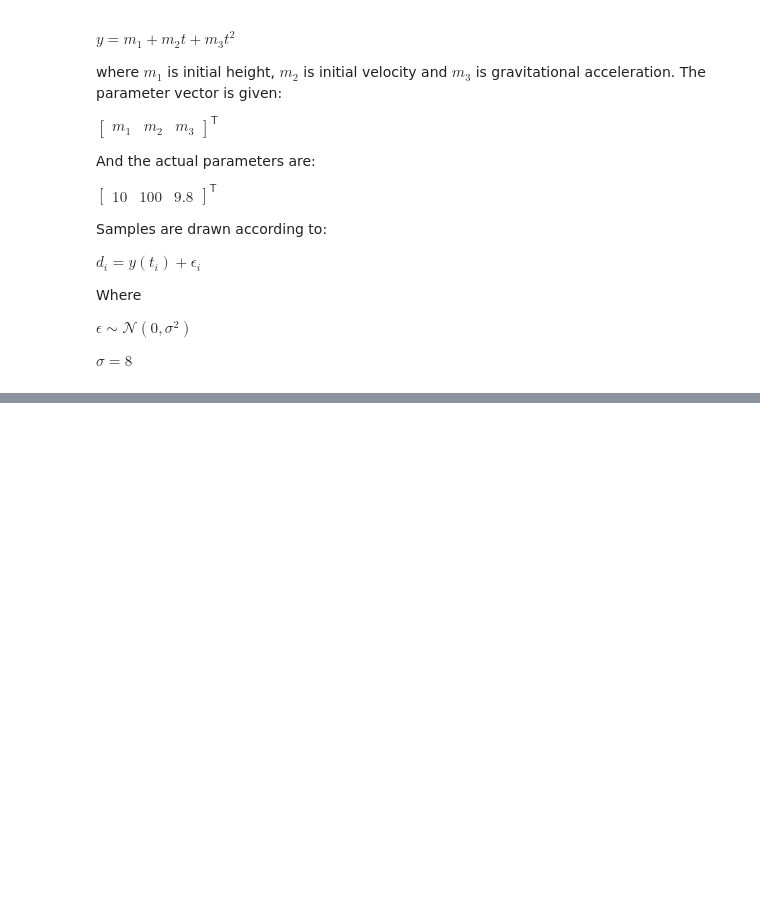
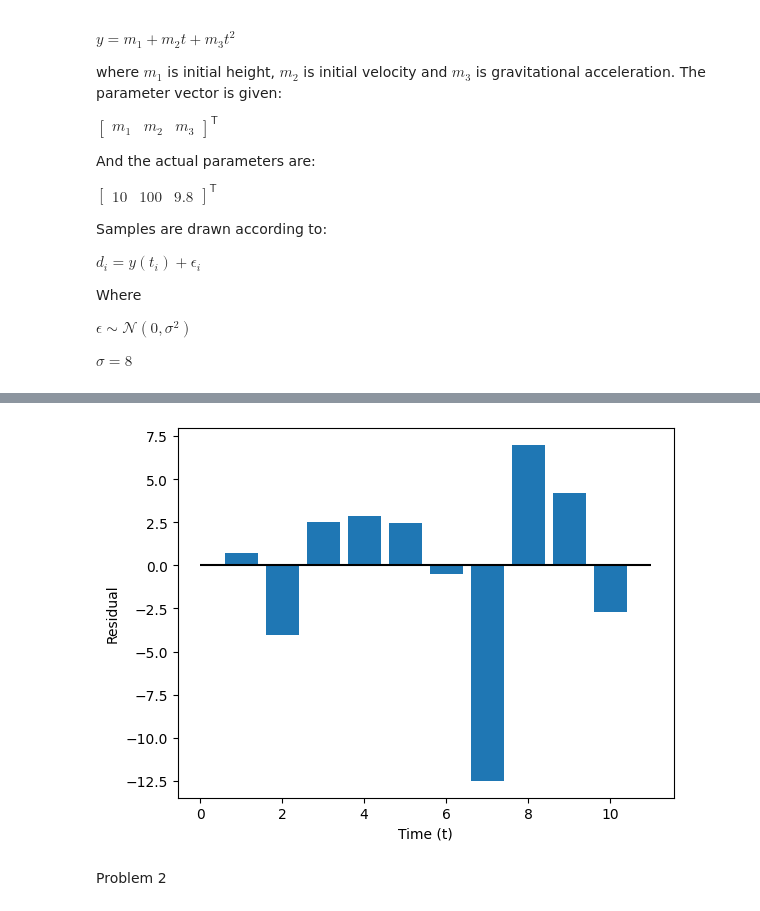
Before and after one commit to tcooley01/AERO729, a Jupyter notebook: HW6Files/Hw6.ipynb, the cells around one changed output, grey strips where cells are left out. Drawn from its saved outputs; the diff is of its cells as text; code cells hidden in the pictures; blank space fills up the shorter version.

```diff
--- a/HW6Files/Hw6.ipynb
+++ b/HW6Files/Hw6.ipynb
@@ -57,0 +116,13 @@ array([  4.17707694, 126.83380472, 199.13323815, 288.26910067,
+# %%
+# plot the residuals
+plt.clf()
+residuals = note_samples - predicted
+plt.bar(time_steps, residuals)
+plt.hlines(y=0, xmin=0, xmax=11, color='black')
+plt.xlabel('Time (t)')
+plt.ylabel('Residual')
+plt.show()
+# %% [output]
+[figure, added]
+# %% [markdown]
+Problem 2
```
Also changed, not shown: parts of 5 cells of this notebook.
